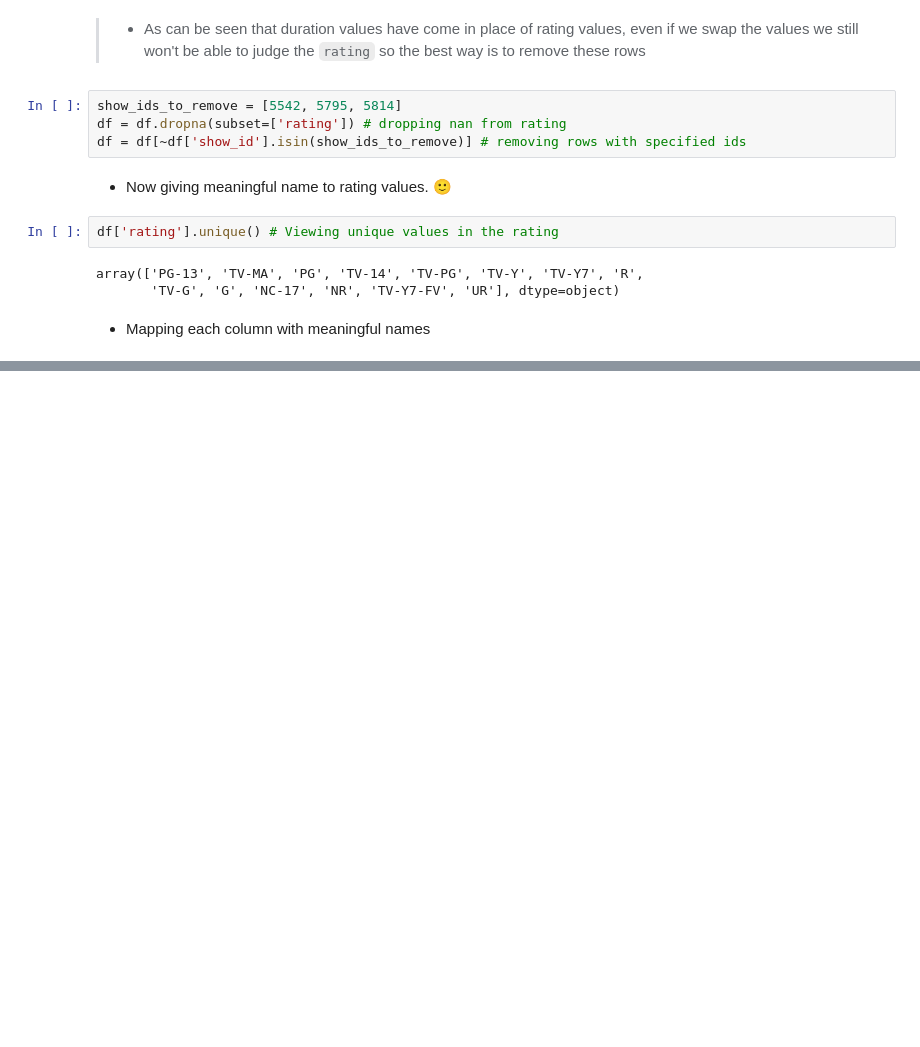
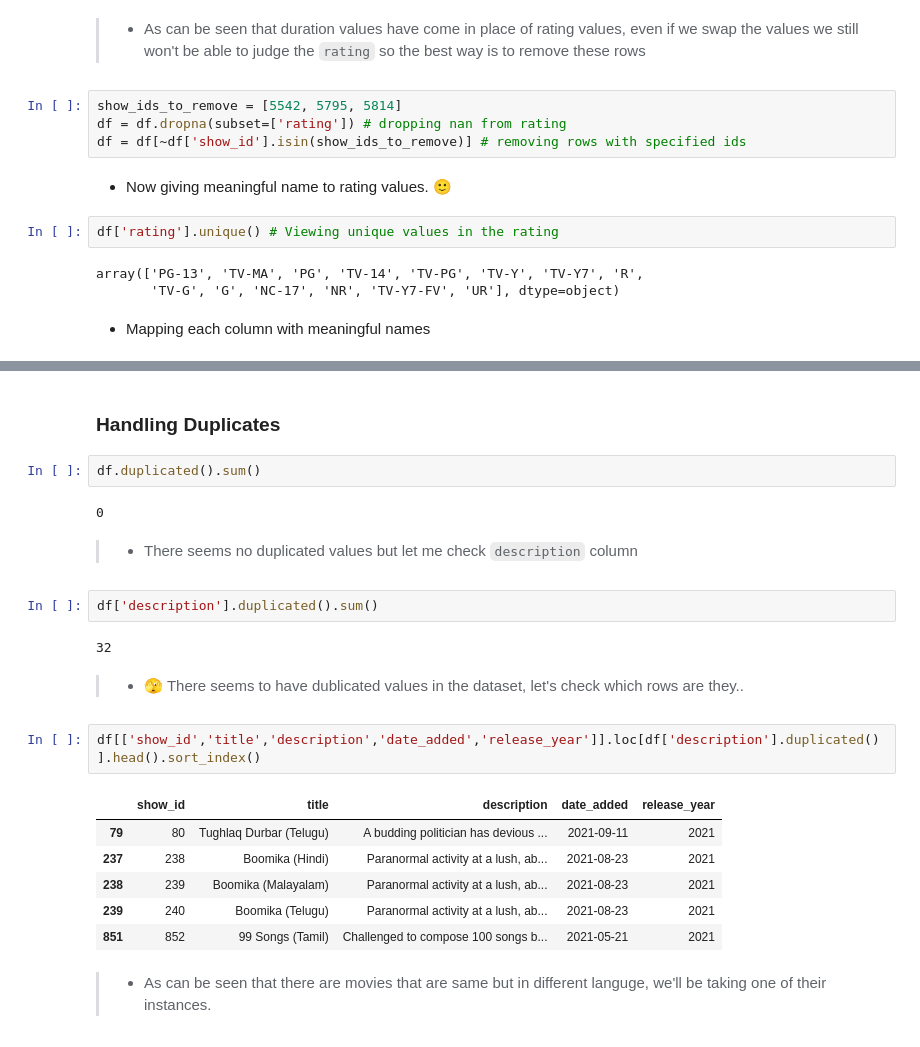
Before and after one commit to Ghazi-work/Python-Pandas, a Jupyter notebook: Kaggle_NetflixDatasetEDA.ipynb, the cells around one changed output, grey strips where cells are left out. Drawn from its saved outputs; the diff is of its cells as text; blank space fills up the shorter version.

```diff
--- a/Kaggle_NetflixDatasetEDA.ipynb
+++ b/Kaggle_NetflixDatasetEDA.ipynb
@@ -415,0 +403,25 @@ Name: count, dtype: int64
+# %% [markdown]
+### **Handling Duplicates**
+# %%
+df.duplicated().sum()
+# %% [output]
+0
+# %% [markdown]
+> * There seems no duplicated values but let me check `description` column
+# %%
+df['description'].duplicated().sum()
+# %% [output]
+32
+# %% [markdown]
+> * 🫣 There seems to have dublicated values in the dataset, let's check which rows are they..
+# %%
+df[['show_id','title','description','date_added','release_year']].loc[df['description'].duplicated()].head().sort_index()
+# %% [output]
+|  | show_id | title | description | date_added | release_year |
+| 79 | 80 | Tughlaq Durbar (Telugu) | A budding politician has devious ... | 2021-09-11 | 2021 |
+| 237 | 238 | Boomika (Hindi) | Paranormal activity at a lush, ab... | 2021-08-23 | 2021 |
+| 238 | 239 | Boomika (Malayalam) | Paranormal activity at a lush, ab... | 2021-08-23 | 2021 |
+| 239 | 240 | Boomika (Telugu) | Paranormal activity at a lush, ab... | 2021-08-23 | 2021 |
+| 851 | 852 | 99 Songs (Tamil) | Challenged to compose 100 songs b... | 2021-05-21 | 2021 |
+# %% [markdown]
+> * As can be seen that there are movies that are same but in different languge, we'll be taking one of their instances.
```
Also changed, not shown: parts of 4 cells of this notebook.
